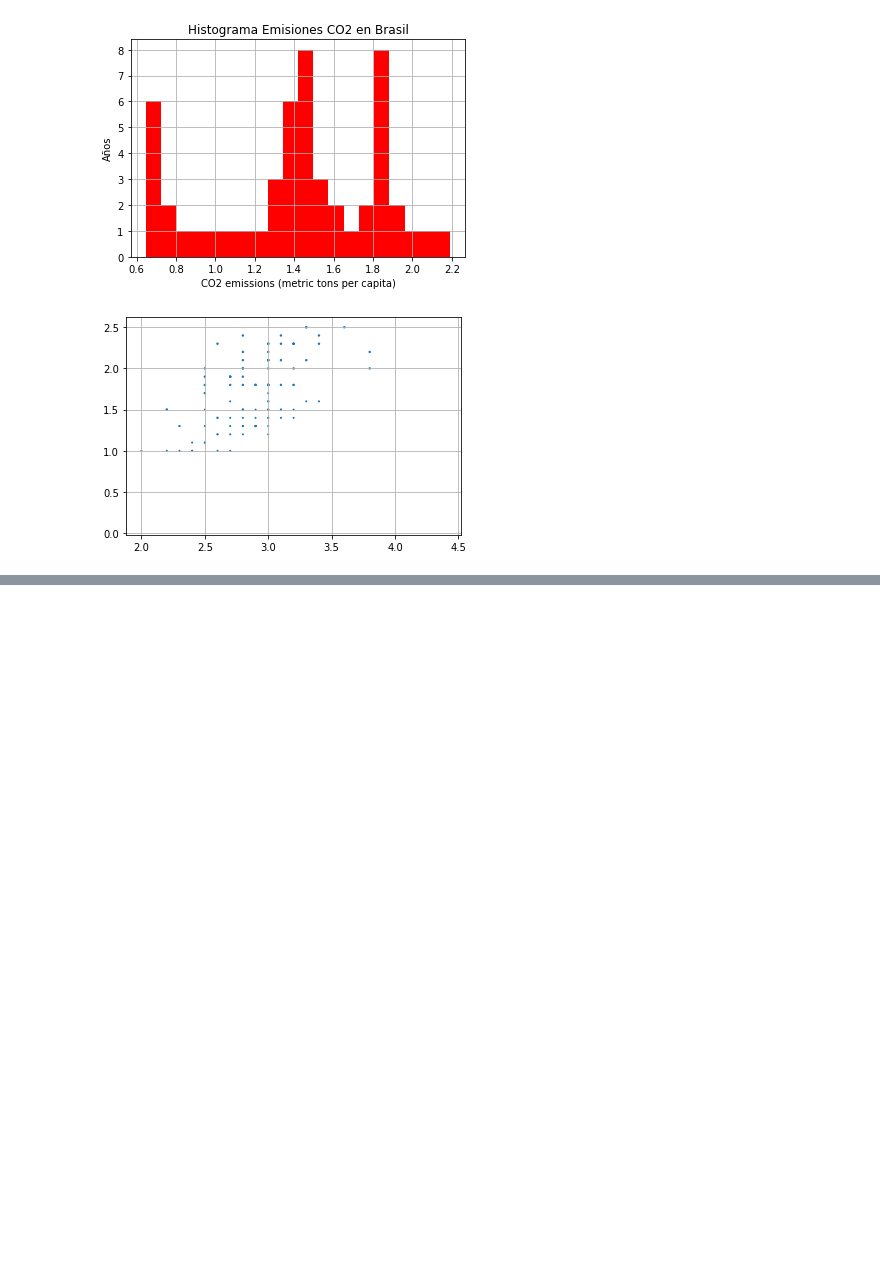
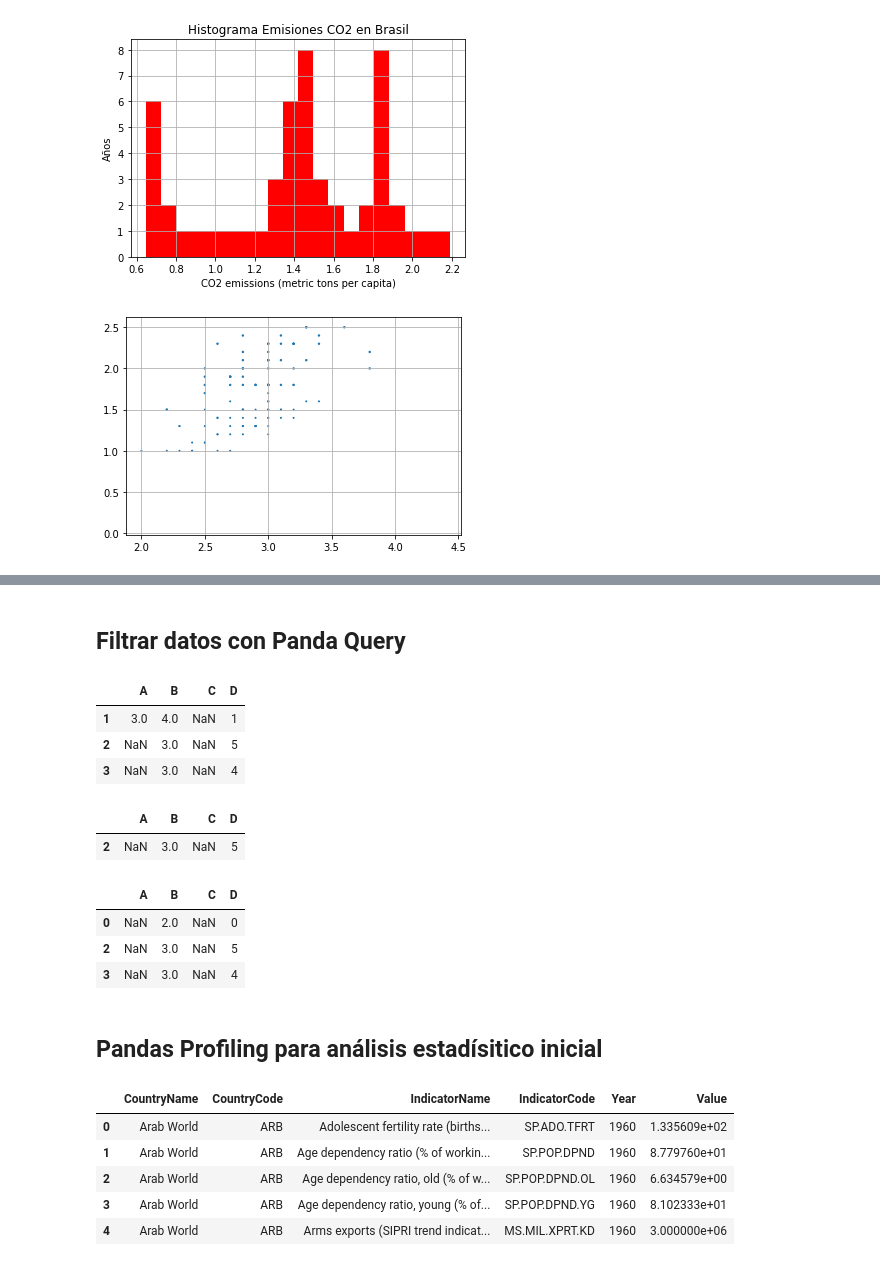
Before and after one commit to dgatti/PortfolioBigData, a Jupyter notebook: PrimerosPasosPython.ipynb, the cells around one changed output, grey strips where cells are left out. Saved outputs shown, nothing was run; the diff lists cells and outputs as text; code cells hidden in the pictures; blank space fills up the shorter version.

```diff
--- a/PrimerosPasosPython.ipynb
+++ b/PrimerosPasosPython.ipynb
@@ -124,0 +180,23 @@ plt.show()
+# %% [markdown]
+## **Filtrar datos con Panda Query**
+# %%
+Prueba_Nulos_Num.query("B>=3")
+# %% [output]
+|  | A | B | C | D |
+| 1 | 3.0 | 4.0 | NaN | 1 |
+| 2 | NaN | 3.0 | NaN | 5 |
+| 3 | NaN | 3.0 | NaN | 4 |
+# %%
+Prueba_Nulos_Num.query("B>=3 and D==5")
+# %% [output]
+|  | A | B | C | D |
+| 2 | NaN | 3.0 | NaN | 5 |
+# %%
+Prueba_Nulos_Num.query("B<3 or D > 1")
+# %% [output]
+|  | A | B | C | D |
+| 0 | NaN | 2.0 | NaN | 0 |
+| 2 | NaN | 3.0 | NaN | 5 |
+| 3 | NaN | 3.0 | NaN | 4 |
+# %% [markdown]
+## **Pandas Profiling para análisis estadísitico inicial**
@@ -124,0 +212,9 @@ plt.show()
+# %%
+DataTable(DataSetPrueba.head())
+# %% [output]
+|  | CountryName | CountryCode | IndicatorName | IndicatorCode | Year | Value |
+| 0 | Arab World | ARB | Adolescent fertility rate (births... | SP.ADO.TFRT | 1960 | 1.335609e+02 |
+| 1 | Arab World | ARB | Age dependency ratio (% of workin... | SP.POP.DPND | 1960 | 8.779760e+01 |
+| 2 | Arab World | ARB | Age dependency ratio, old (% of w... | SP.POP.DPND.OL | 1960 | 6.634579e+00 |
+| 3 | Arab World | ARB | Age dependency ratio, young (% of... | SP.POP.DPND.YG | 1960 | 8.102333e+01 |
+| 4 | Arab World | ARB | Arms exports (SIPRI trend indicat... | MS.MIL.XPRT.KD | 1960 | 3.000000e+06 |
```
Also changed, not shown: parts of 15 cells of this notebook.
